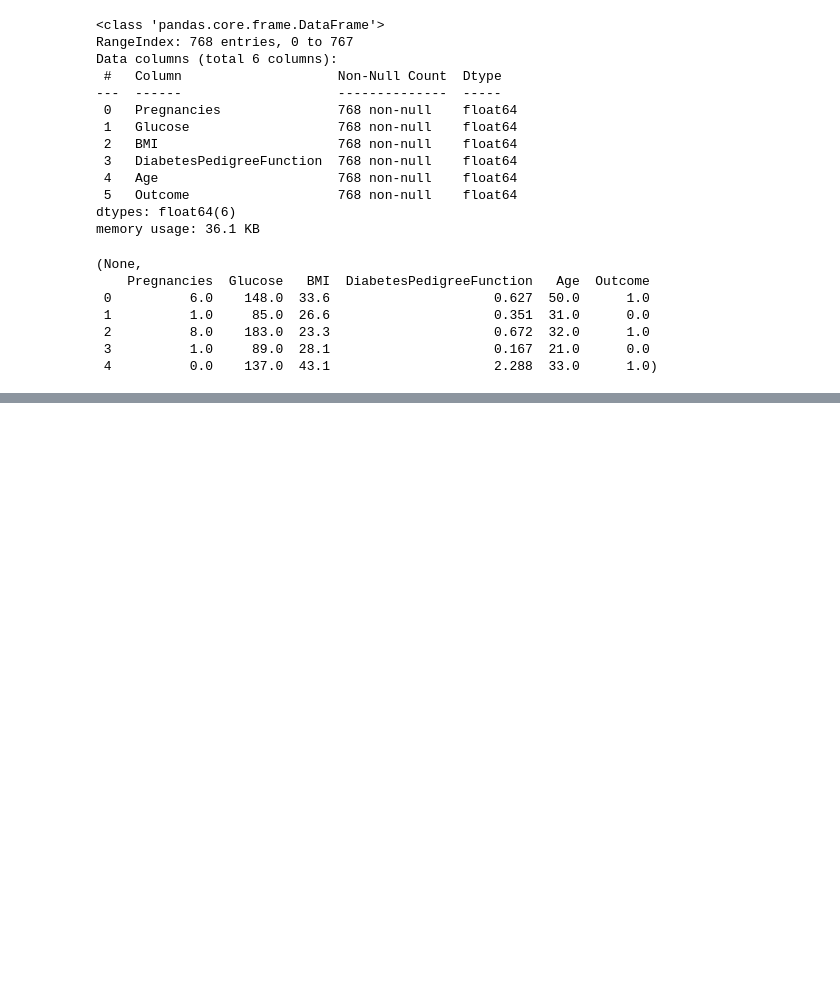
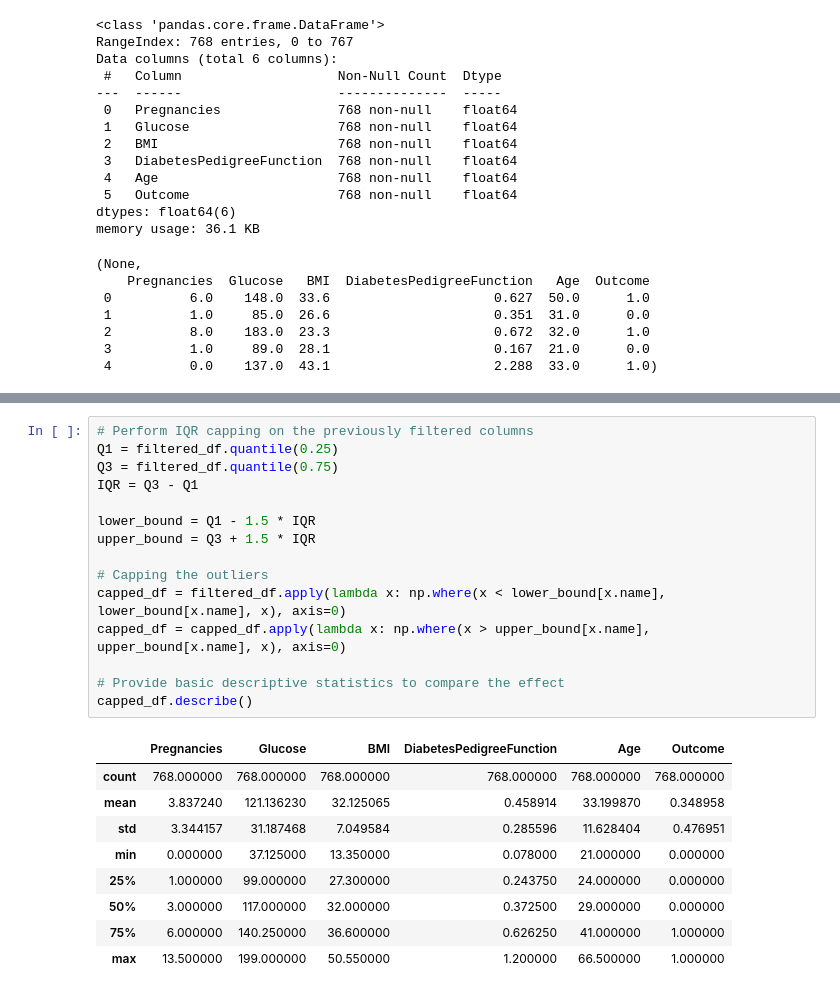
Before and after one commit to CakZemprongzz/TPOT-Assignment, a Jupyter notebook: code.ipynb, the cells around one changed output, grey strips where cells are left out. Saved outputs shown, nothing was run; the diff lists cells and outputs as text; blank space fills up the shorter version.

```diff
--- a/code.ipynb
+++ b/code.ipynb
@@ -124,0 +129,25 @@ memory usage: 36.1 KB
+# %%
+# Perform IQR capping on the previously filtered columns
+Q1 = filtered_df.quantile(0.25)
+Q3 = filtered_df.quantile(0.75)
+IQR = Q3 - Q1
+
+lower_bound = Q1 - 1.5 * IQR
+upper_bound = Q3 + 1.5 * IQR
+
+# Capping the outliers
+capped_df = filtered_df.apply(lambda x: np.where(x < lower_bound[x.name], lower_bound[x.name], x), axis=0)
+capped_df = capped_df.apply(lambda x: np.where(x > upper_bound[x.name], upper_bound[x.name], x), axis=0)
+
+# Provide basic descriptive statistics to compare the effect
+capped_df.describe()
+# %% [output]
+|  | Pregnancies | Glucose | BMI | DiabetesPedigreeFunction | Age | Outcome |
+| count | 768.000000 | 768.000000 | 768.000000 | 768.000000 | 768.000000 | 768.000000 |
+| mean | 3.837240 | 121.136230 | 32.125065 | 0.458914 | 33.199870 | 0.348958 |
+| std | 3.344157 | 31.187468 | 7.049584 | 0.285596 | 11.628404 | 0.476951 |
+| min | 0.000000 | 37.125000 | 13.350000 | 0.078000 | 21.000000 | 0.000000 |
+| 25% | 1.000000 | 99.000000 | 27.300000 | 0.243750 | 24.000000 | 0.000000 |
+| 50% | 3.000000 | 117.000000 | 32.000000 | 0.372500 | 29.000000 | 0.000000 |
+| 75% | 6.000000 | 140.250000 | 36.600000 | 0.626250 | 41.000000 | 1.000000 |
+| max | 13.500000 | 199.000000 | 50.550000 | 1.200000 | 66.500000 | 1.000000 |
```
Also changed, not shown: parts of 5 cells of this notebook.
